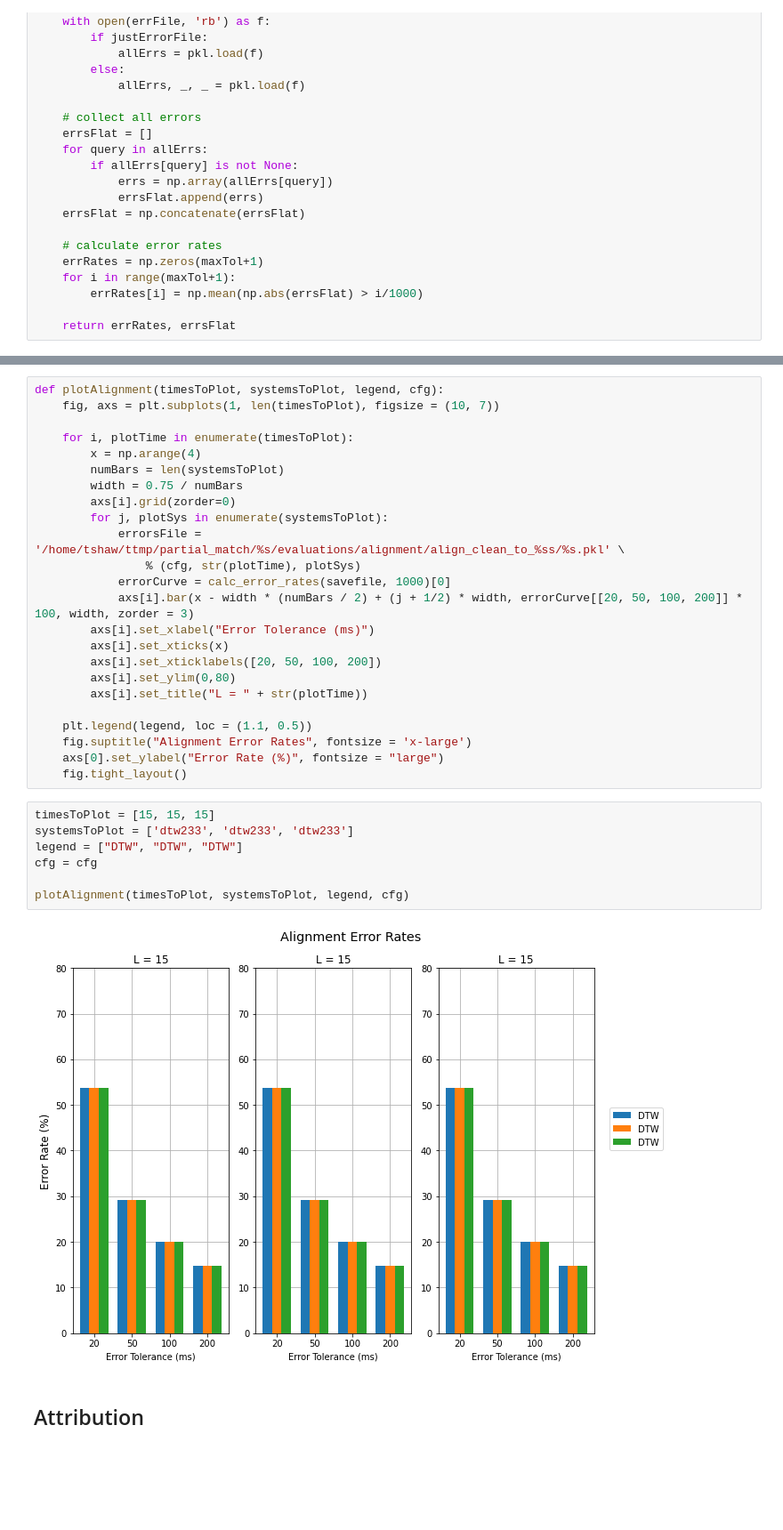
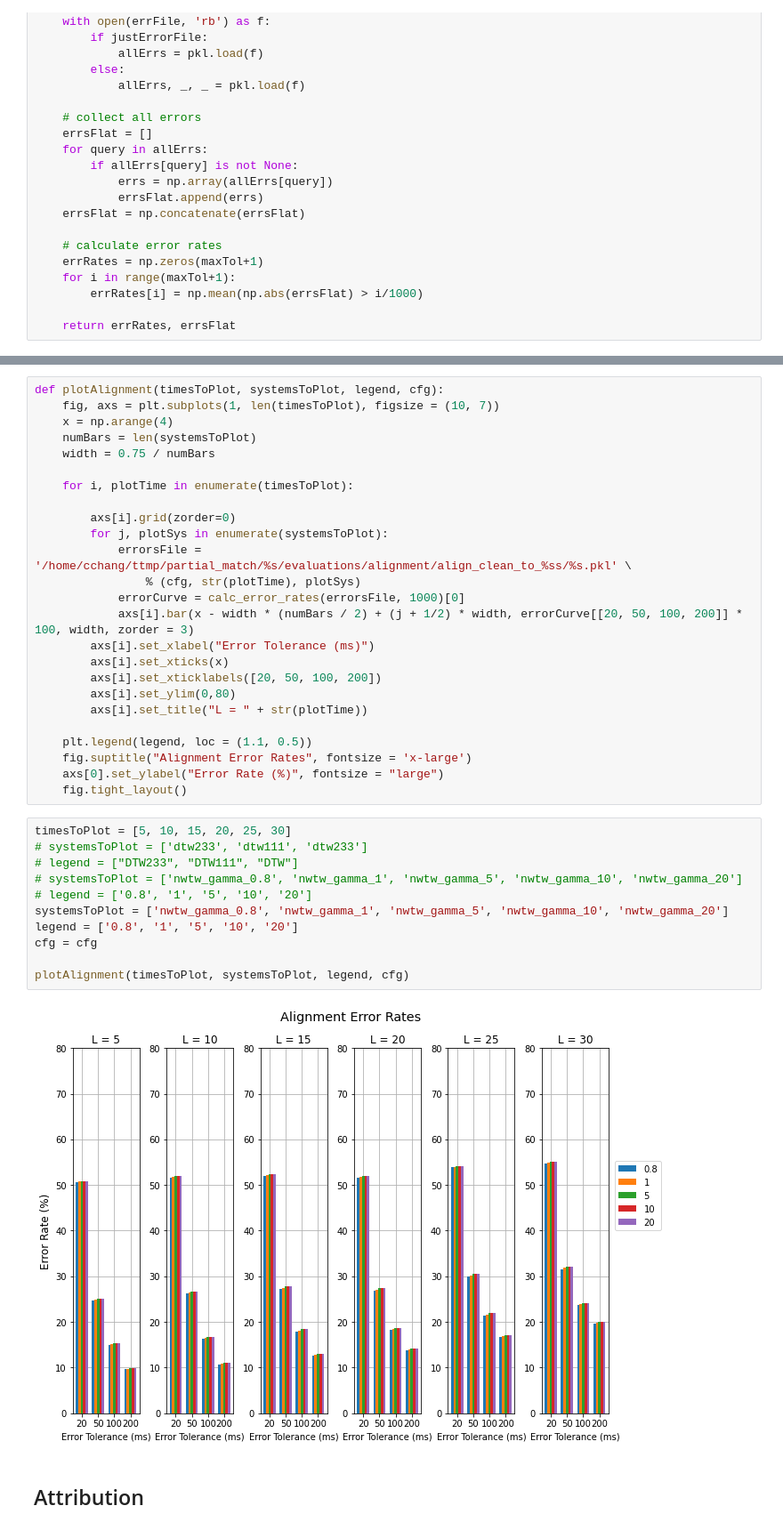
Before and after one commit to HMC-MIR/HSTW, a Jupyter notebook: 06_music_eval.ipynb, the cells around one changed output, grey strips where cells are left out. Shown: that part at 89% size. Drawn from its saved outputs; the diff is of its cells as text; blank space fills up the shorter version.

```diff
--- a/06_music_eval.ipynb
+++ b/06_music_eval.ipynb
@@ -296,16 +336,17 @@ plt.show()
 # %%
 def plotAlignment(timesToPlot, systemsToPlot, legend, cfg):
     fig, axs = plt.subplots(1, len(timesToPlot), figsize = (10, 7))
+    x = np.arange(4)
+    numBars = len(systemsToPlot)
+    width = 0.75 / numBars
 
     for i, plotTime in enumerate(timesToPlot):
-        x = np.arange(4)
-        numBars = len(systemsToPlot)
-        width = 0.75 / numBars
+
         axs[i].grid(zorder=0)
         for j, plotSys in enumerate(systemsToPlot):
-            errorsFile = '/home/tshaw/ttmp/partial_match/%s/evaluations/alignment/align_clean_to_%ss/%s.pkl' \
+            errorsFile = '/home/cchang/ttmp/partial_match/%s/evaluations/alignment/align_clean_to_%ss/%s.pkl' \
                 % (cfg, str(plotTime), plotSys)
-            errorCurve = calc_error_rates(savefile, 1000)[0]
+            errorCurve = calc_error_rates(errorsFile, 1000)[0]
             axs[i].bar(x - width * (numBars / 2) + (j + 1/2) * width, errorCurve[[20, 50, 100, 200]] * 100, width, zorder = 3)
         axs[i].set_xlabel("Error Tolerance (ms)")
         axs[i].set_xticks(x)
@@ -317,15 +358,19 @@ def plotAlignment(timesToPlot, systemsToPlot, legend, cfg):
     fig.suptitle("Alignment Error Rates", fontsize = 'x-large')
     axs[0].set_ylabel("Error Rate (%)", fontsize = "large")
     fig.tight_layout()
-# %%
-timesToPlot = [15, 15, 15]
-systemsToPlot = ['dtw233', 'dtw233', 'dtw233']
-legend = ["DTW", "DTW", "DTW"]
-cfg = cfg
-
-plotAlignment(timesToPlot, systemsToPlot, legend, cfg)
-# %% [output]
-[figure, removed]
+# %%
+timesToPlot = [5, 10, 15, 20, 25, 30]
+# systemsToPlot = ['dtw233', 'dtw111', 'dtw233']
+# legend = ["DTW233", "DTW111", "DTW"]
+# systemsToPlot = ['nwtw_gamma_0.8', 'nwtw_gamma_1', 'nwtw_gamma_5', 'nwtw_gamma_10', 'nwtw_gamma_20']
+# legend = ['0.8', '1', '5', '10', '20']
+systemsToPlot = ['nwtw_gamma_0.8', 'nwtw_gamma_1', 'nwtw_gamma_5', 'nwtw_gamma_10', 'nwtw_gamma_20']
+legend = ['0.8', '1', '5', '10', '20']
+cfg = cfg
+
+plotAlignment(timesToPlot, systemsToPlot, legend, cfg)
+# %% [output]
+[figure, added]
 # %% [markdown]
 ## Attribution
 # %%
```
Also changed, not shown: parts of 6 cells of this notebook, 3 other files.
